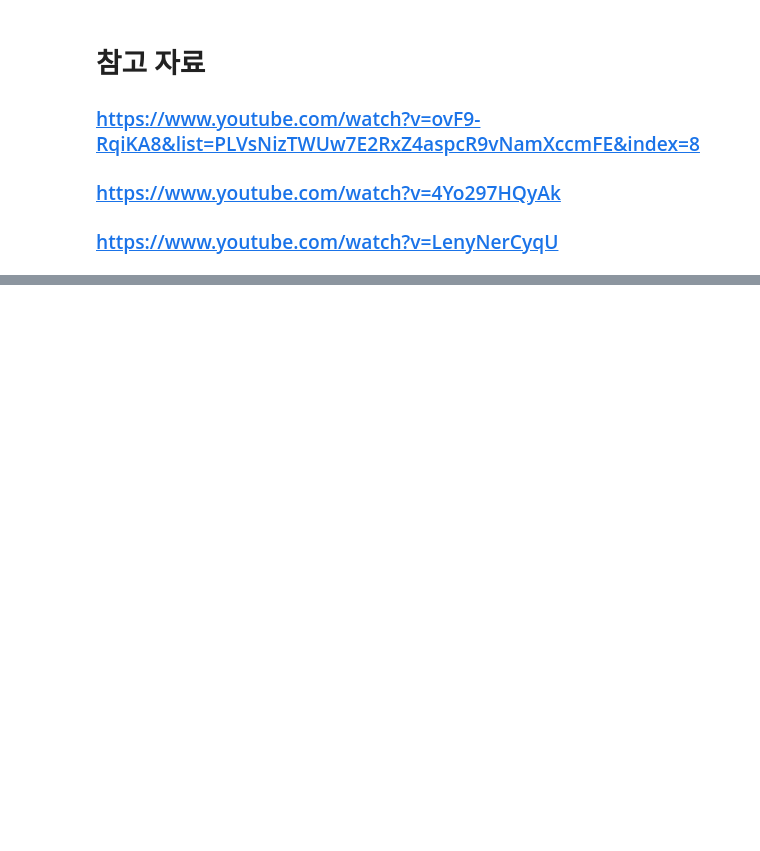
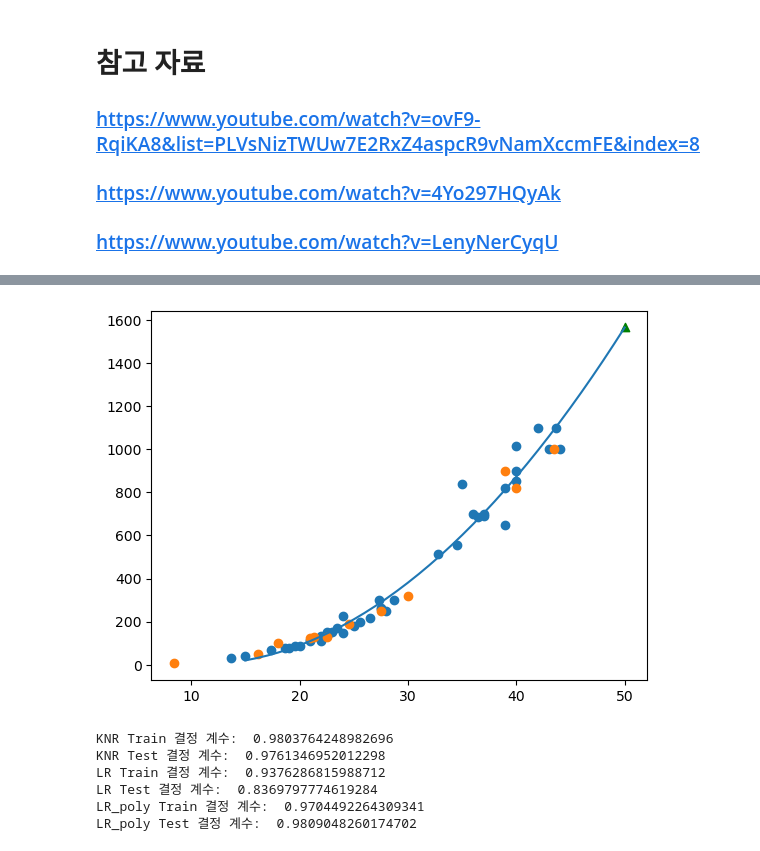
Before and after one commit to choiwinner/Machine_Learning, a Jupyter notebook: LinearRegression/LinearRegression.ipynb, the cells around one changed output, grey strips where cells are left out. Saved outputs shown, nothing was run; the diff lists cells and outputs as text; code cells hidden in the pictures; blank space fills up the shorter version.

```diff
--- a/LinearRegression/LinearRegression.ipynb
+++ b/LinearRegression/LinearRegression.ipynb
@@ -426,0 +363,3 @@ plt.show()
+# %%
+train_poly = np.column_stack((train_input**2,train_input))
+train_poly
@@ -426,0 +400,5 @@ plt.show()
+# %%
+#LinearRegression 모델 생성
+lr_poly = LinearRegression()
+# %%
+lr_poly.fit(train_poly,train_target)
@@ -426,0 +428,3 @@ plt.show()
+# %%
+x_poly = np.arange(15,51).reshape(-1,1)
+y_poly = lr_poly.coef_[0][0]*(x_poly**2) + lr_poly.coef_[0][1]*x_poly + lr_poly.intercept_
@@ -426,0 +471,37 @@ plt.show()
+# %%
+#전체 농어 산점도 그리기
+plt.scatter(train_input,train_target)
+plt.scatter(test_input,test_target)
+#linearRegression 그리기([15,-94] ~ [50,1197])
+plt.plot(x_poly,y_poly)
+#plt.plot(np.array([15,50]),np.array([50,100]))
+#50cm의 산점도 그리기 - ^ Green
+plt.scatter([50],lr_poly.predict([[50**2,50]]),marker='^',c='g')
+plt.show()
+# %% [output]
+[figure, added]
+# %%
+#knr의 score(R2,결정 계수 확인)
+knr_train = knr.score(train_input,train_target)
+knr_test = knr.score(test_input,test_target)
+print(f"KNR Train 결정 계수:  {knr_train}")
+print(f"KNR Test 결정 계수:  {knr_test}")
+
+#lr의 score(R2,결정 계수 확인)
+lr_train = lr.score(train_input,train_target)
+lr_test = lr.score(test_input,test_target)
+print(f"LR Train 결정 계수:  {lr_train}")
+print(f"LR Test 결정 계수:  {lr_test}")
+
+#lr_poly의 score(R2,결정 계수 확인)
+lr_train_poly = lr_poly.score(train_poly,train_target)
+lr_test_poly = lr_poly.score(test_poly,test_target)
+print(f"LR_poly Train 결정 계수:  {lr_train_poly}")
+print(f"LR_poly Test 결정 계수:  {lr_test_poly}")
+# %% [output]
+KNR Train 결정 계수:  0.9803764248982696
+KNR Test 결정 계수:  0.9761346952012298
+LR Train 결정 계수:  0.9376286815988712
+LR Test 결정 계수:  0.8369797774619284
+LR_poly Train 결정 계수:  0.9704492264309341
+LR_poly Test 결정 계수:  0.9809048260174702
```
Also changed, not shown: parts of 107 cells of this notebook, 19 other files.
